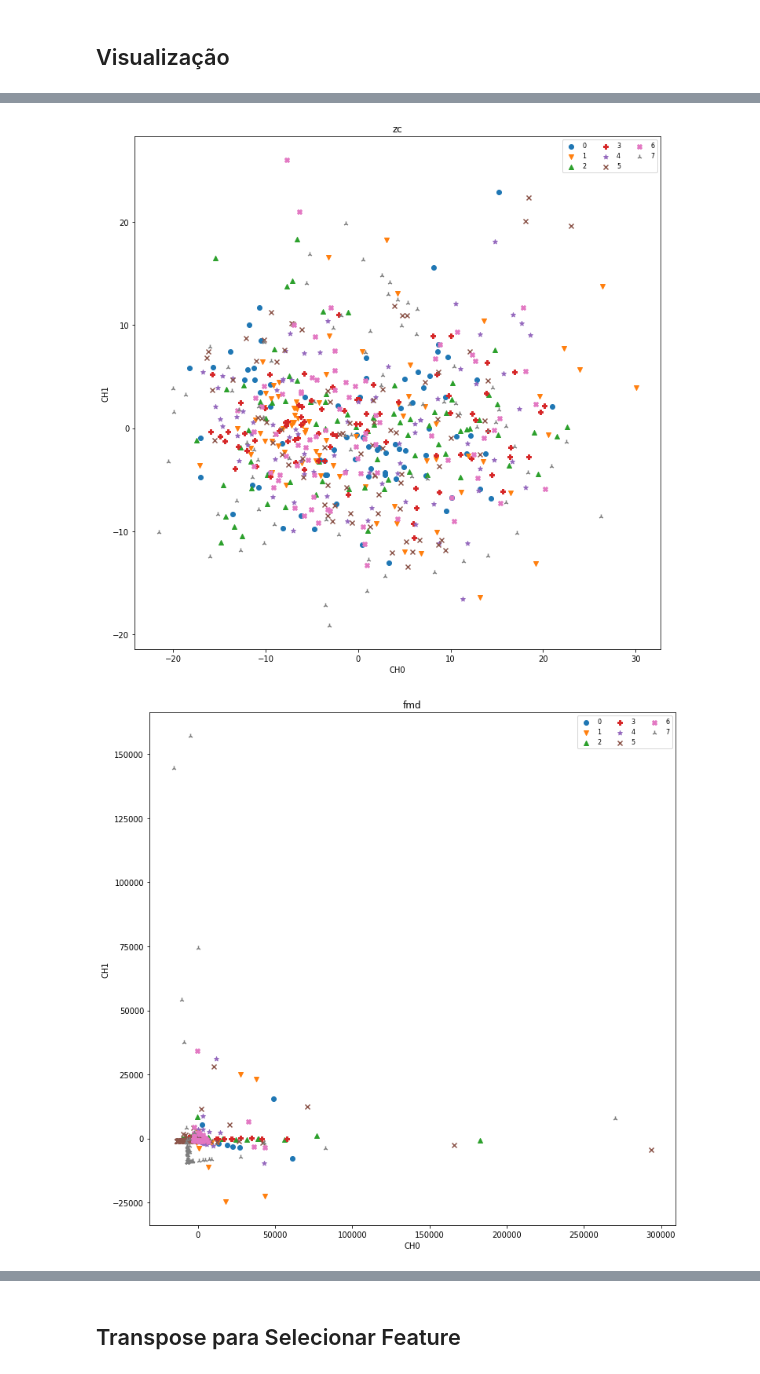
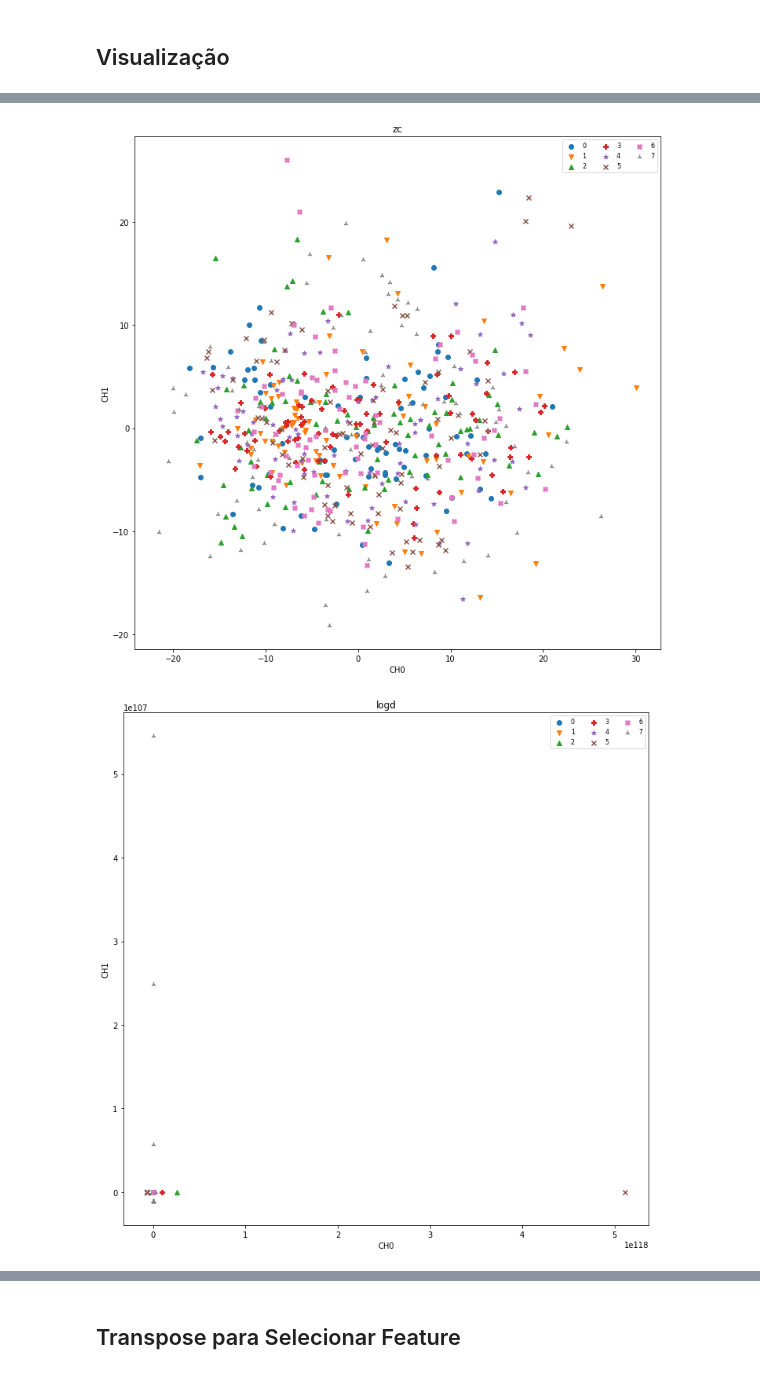
Before and after one commit to Jmallone/TOPICOS-2_2, a Jupyter notebook: MyData.ipynb, the cells around one changed output, grey strips where cells are left out. Drawn from its saved outputs; the diff is of its cells as text; code cells hidden in the pictures.

```diff
--- a/MyData.ipynb
+++ b/MyData.ipynb
@@ -243,6 +243,12 @@ def mmnf(data):
             fx.append(fy)
         f.append(fx)
     return np.array(f)
+
+def logD(data):
+    from math import e
+    N = np.prod(data.shape)
+
+    return e ** (np.sum(np.log10(np.abs(data)), axis=-1)) / N
 # %% [markdown]
 ## Implementação do vetor
 # %%
@@ -254,6 +260,7 @@ final_data.append(rms(chunks_time))
 final_data.append(wamp(chunks_time, th))
 final_data.append(wl(chunks_time))
 final_data.append(zc(chunks_time,0))
+final_data.append(logD(chunks_time))
 
 final_data.append(fmd(chunks_freq))
 final_data.append(mmdf(chunks_freq))
@@ -330,18 +338,18 @@ def plot_features(features, features_names, classes_names, ch_1, ch_2):
 # %%
 
 
 import matplotlib.pyplot as plt
 from matplotlib import rcParams
 
 plt.rcParams["figure.figsize"] = (12, 12)
 
-features_name = ('var', 'rms', 'wamp', 'wl', 'zc','fmd', 'mmdf', 'fmn', 'mmnf')
+features_name = ('var', 'rms', 'wamp', 'wl', 'zc','logd', 'fmd', 'mmdf', 'fmn', 'mmnf')
 classes = [str(item) for item in list(range(8))]
 plot_features(X_pca, features_name, classes, 0, 1)
 # %% [output]
 [figure]
 [figure]
 [figure]
 [figure]
 [figure]
-[figure, old version]
+[figure, new version]
```
Also changed, not shown: parts of 23 cells of this notebook.
